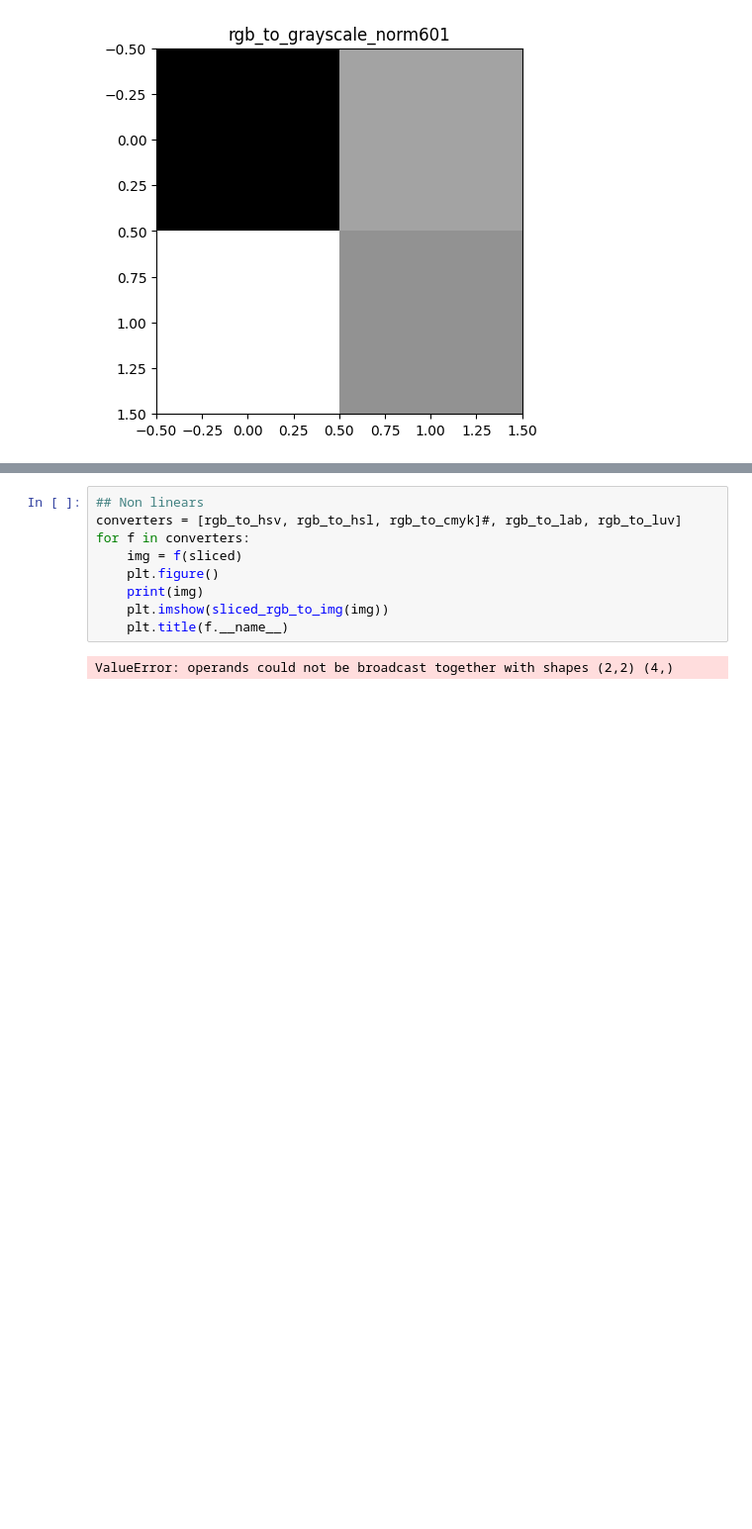
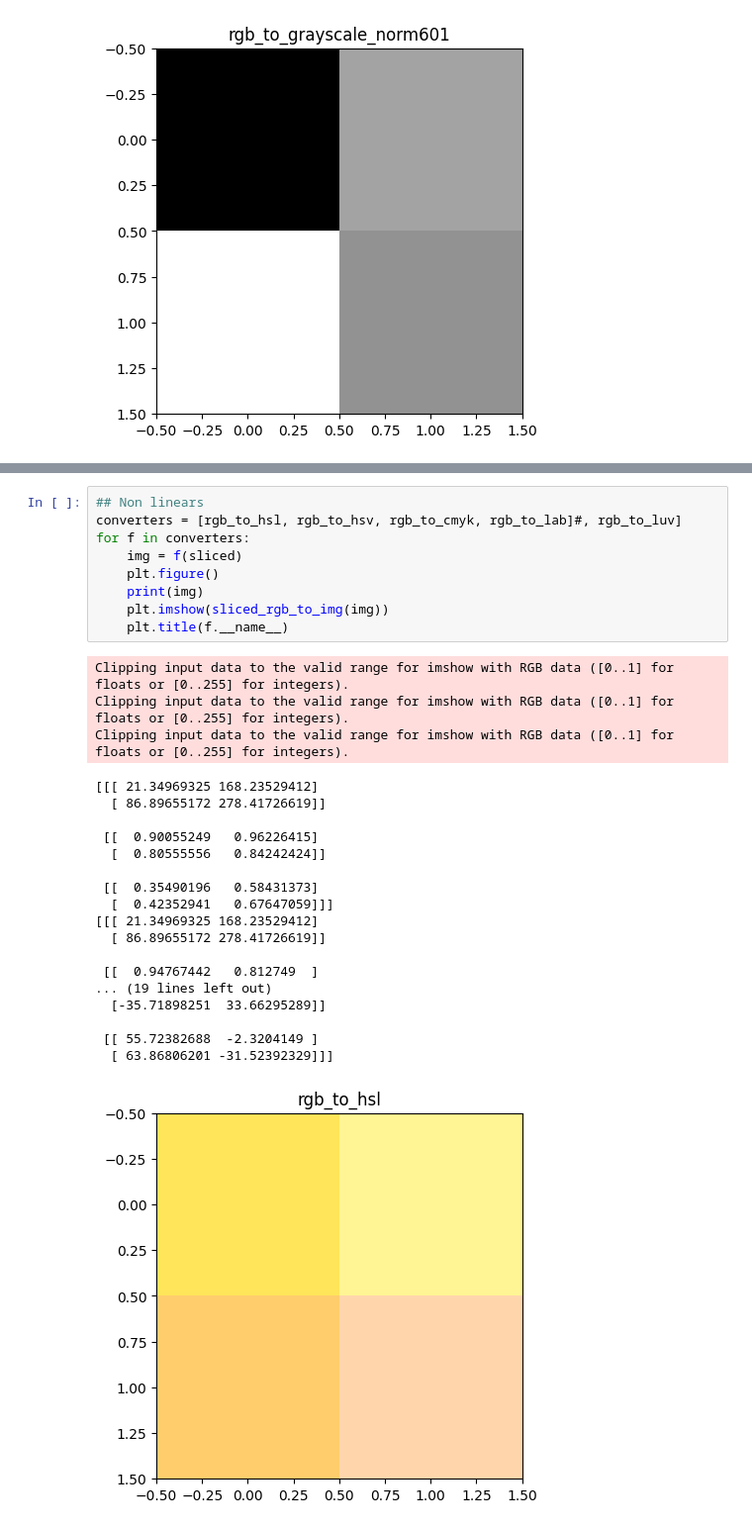
Before and after one commit to Stoupy51/INFO0911_ImageAnalysis, a Jupyter notebook: _test_color_space.ipynb, the cells around one changed output, grey strips where cells are left out. Shown: that part at 99% size. Saved outputs shown, nothing was run; the diff lists cells and outputs as text; blank space fills up the shorter version.

```diff
--- a/_test_color_space.ipynb
+++ b/_test_color_space.ipynb
@@ -85,12 +85,32 @@ Clipping input data to the valid range for imshow with RGB data ([0..1] for floa
 [figure]
 # %%
 ## Non linears
-converters = [rgb_to_hsv, rgb_to_hsl, rgb_to_cmyk]#, rgb_to_lab, rgb_to_luv]
+converters = [rgb_to_hsl, rgb_to_hsv, rgb_to_cmyk, rgb_to_lab]#, rgb_to_luv]
 for f in converters:
 	img = f(sliced)
 	plt.figure()
 	print(img)
 	plt.imshow(sliced_rgb_to_img(img))
 	plt.title(f.__name__)
 # %% [output]
-ValueError: operands could not be broadcast together with shapes (2,2) (4,)
+Clipping input data to the valid range for imshow with RGB data ([0..1] for floats or [0..255] for integers).
+Clipping input data to the valid range for imshow with RGB data ([0..1] for floats or [0..255] for integers).
+Clipping input data to the valid range for imshow with RGB data ([0..1] for floats or [0..255] for integers).
+[[[ 21.34969325 168.23529412]
+  [ 86.89655172 278.41726619]]
+
+ [[  0.90055249   0.96226415]
+  [  0.80555556   0.84242424]]
+
+ [[  0.35490196   0.58431373]
+  [  0.42352941   0.67647059]]]
+[[[ 21.34969325 168.23529412]
+  [ 86.89655172 278.41726619]]
+
+ [[  0.94767442   0.812749  ]
+... (19 lines left out)
+  [-35.71898251  33.66295289]]
+
+ [[ 55.72382688  -2.3204149 ]
+  [ 63.86806201 -31.52392329]]]
+[figure, added]
```
Also changed, not shown: parts of 2 cells of this notebook, 6 other files.
